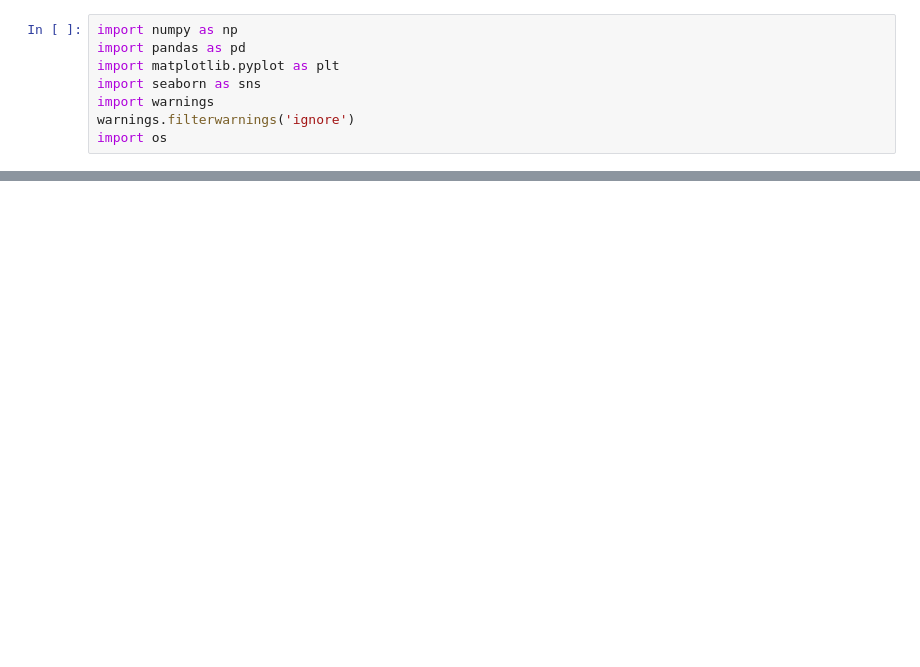
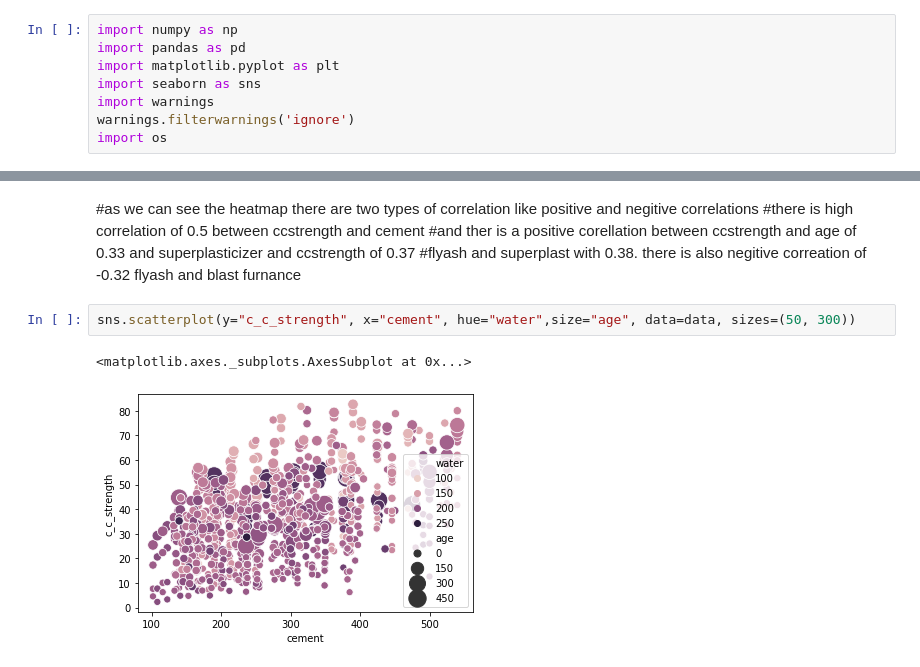
Before and after one commit to santoshreddie/20061995, a Jupyter notebook: concrete_data_Linear_regression.ipynb, the cells around one changed output, grey strips where cells are left out. Drawn from its saved outputs; the diff is of its cells as text; blank space fills up the shorter version.

```diff
--- a/concrete_data_Linear_regression.ipynb
+++ b/concrete_data_Linear_regression.ipynb
@@ -12,0 +92,10 @@ FileNotFoundError: [Errno 2] File concrete_data.csv does not exist: 'concrete_da
+# %% [markdown]
+#as we can see the heatmap there are two types of correlation like positive and negitive correlations
+#there is high correlation of 0.5 between ccstrength and cement
+#and ther is a positive corellation between ccstrength and age of 0.33 and superplasticizer and ccstrength of 0.37
+#flyash and superplast with 0.38. there is also negitive correation of -0.32 flyash and blast furnance
+# %%
+sns.scatterplot(y="c_c_strength", x="cement", hue="water",size="age", data=data, sizes=(50, 300))
+# %% [output]
+<matplotlib.axes._subplots.AxesSubplot at 0x...>
+[figure, added]
```
Also changed, not shown: parts of 34 cells of this notebook, 2 other files.
